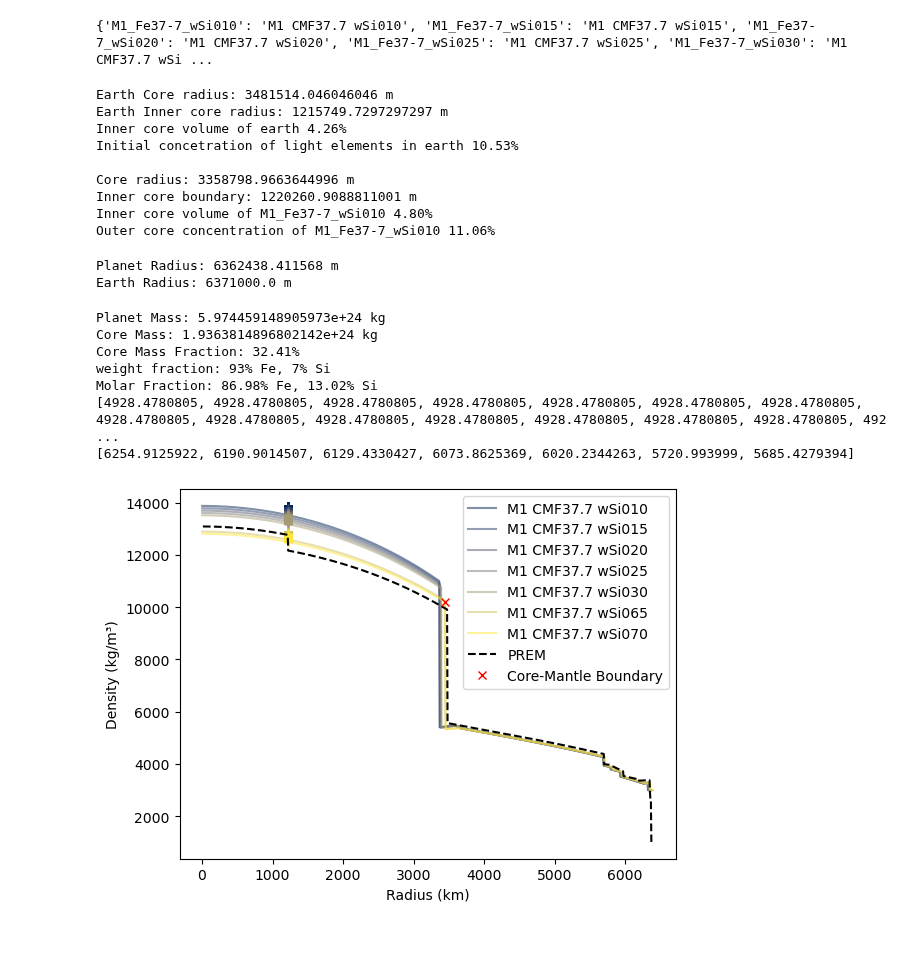
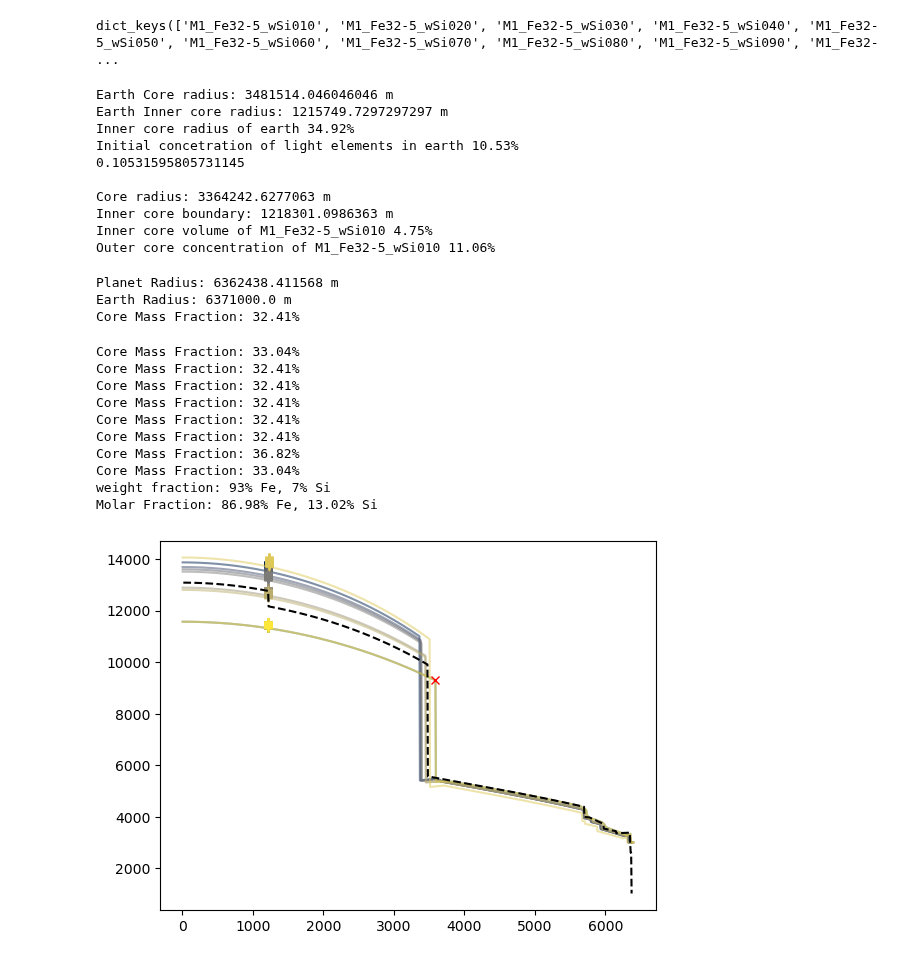
Before and after one commit to louis-mueller/geodynamo, a Jupyter notebook: core/Check_core_params-1.ipynb, the cells around one changed output. Drawn from its saved outputs; the diff is of its cells as text; code cells hidden in the pictures.

Commit message:
big commit to all recent proceeds core with light elements

```diff
--- a/core/Check_core_params-1.ipynb
+++ b/core/Check_core_params-1.ipynb
@@ -19,8 +19,12 @@ titles =  [
 #'M4_Fe30_sFe6-5_pprofs.res', 'M4_Fe60_sFe6-5_pprofs.res', 'M5_Fe30_sFe6-5_pprofs.res',
 #'M5_Fe60_sFe6-5_pprofs.res',
 
-profs = ['M1_Fe37-7_wSi010profs.res', 'M1_Fe37-7_wSi015profs.res', 'M1_Fe37-7_wSi020profs.res',
-         'M1_Fe37-7_wSi025profs.res', 'M1_Fe37-7_wSi030profs.res', 'M1_Fe37-7_wSi065profs.res','M1_Fe37-7_wSi070profs.res'
+profs = [
+    'M1_Fe32-5_wSi010_M000.res', 'M1_Fe32-5_wSi020_M000.res', 'M1_Fe32-5_wSi030_M000.res',
+    'M1_Fe32-5_wSi040_M000.res', 'M1_Fe32-5_wSi050_M000.res', 'M1_Fe32-5_wSi060_M000.res',
+    'M1_Fe32-5_wSi070_M000.res', 'M1_Fe32-5_wSi080_M000.res', 'M1_Fe32-5_wSi090_M000.res',
+    'M1_Fe32-5_wSi100_M000.res', 'M1_Fe32-5_wSi110_M000.res', 'M1_Fe32-5_wSi120_M000.res',
+    'M1_Fe32-5_wSi130_M000.res', 'M1_Fe32-5_wSi140_M000.res', 'M1_Fe32-5_wSi150_M000.res'
 ]
 
 lbl = []
@@ -63,9 +67,9 @@ for prof in profs:
     df['r'] = df['r']-df['r'][ncmb-1]
     cores[prof] = df
 
-print(labels)
+print(planets.keys())
 # %% [output]
-{'M1_Fe37-7_wSi010': 'M1 CMF37.7 wSi010', 'M1_Fe37-7_wSi015': 'M1 CMF37.7 wSi015', 'M1_Fe37-7_wSi020': 'M1 CMF37.7 wSi020', 'M1_Fe37-7_wSi025': 'M1 CMF37.7 wSi025', 'M1_Fe37-7_wSi030': 'M1 CMF37.7 wSi ...
+dict_keys(['M1_Fe32-5_wSi010', 'M1_Fe32-5_wSi020', 'M1_Fe32-5_wSi030', 'M1_Fe32-5_wSi040', 'M1_Fe32-5_wSi050', 'M1_Fe32-5_wSi060', 'M1_Fe32-5_wSi070', 'M1_Fe32-5_wSi080', 'M1_Fe32-5_wSi090', 'M1_Fe32- ...
 # %%
 data_PREM = np.genfromtxt('PREM500.csv', delimiter=',', skip_header=1)
 PREM_r = data_PREM[:,0]
@@ -108,7 +112,7 @@ planets['PREM'] = pd.DataFrame({'r': r, 'rho': rho, 'g': g, 'P': P})
 def V(r):
     return 4/3*np.pi*(r)**3
 
-prof = 'M1_Fe37-7_wSi010'
+prof = 'M1_Fe32-5_wSi010'
 x0 = 0.11
 x_ini = x0-x0*V(ri)/V(rc) #earth
 rc_p = cores[prof]['r'][0]
@@ -120,8 +124,9 @@ cores[prof]['x0'] = x_ini*V(rc)/(V(rc)-V(ri))
 
 print(f"Earth Core radius: {rc} m")
 print(f"Earth Inner core radius: {ri} m")
-print(f'Inner core volume of earth {ri**3/rc**3:.2%}')
+print(f'Inner core radius of earth {ri/rc:.2%}')
 print(f'Initial concetration of light elements in earth {x_ini:.2%}')
+print(x_ini)
 print()
 print(f"Core radius: {rc_p} m")
 print(f"Inner core boundary: {ri_p} m")
@@ -130,63 +135,59 @@ print(f'Outer core concentration of {prof} {x_ini*V(rc_p)/(V(rc_p)-V(ri_p)):.2%}
 # %% [output]
 Earth Core radius: 3481514.046046046 m
 Earth Inner core radius: 1215749.7297297297 m
-Inner core volume of earth 4.26%
+Inner core radius of earth 34.92%
 Initial concetration of light elements in earth 10.53%
+0.10531595805731145
 
-Core radius: 3358798.9663644996 m
-Inner core boundary: 1220260.9088811001 m
-Inner core volume of M1_Fe37-7_wSi010 4.80%
-Outer core concentration of M1_Fe37-7_wSi010 11.06%
+Core radius: 3364242.6277063 m
+Inner core boundary: 1218301.0986363 m
+Inner core volume of M1_Fe32-5_wSi010 4.75%
+Outer core concentration of M1_Fe32-5_wSi010 11.06%
 # %%
 sim = 'M1_Fe37-7_wSi010'
 print(f'Planet Radius: {planets[sim]['r'][0]} m')
 print(f'Earth Radius: {planets['PREM']['r'][999]} m')
 
 Ticb, Tcmb = [], []
 for prof in profs:
     sim = prof[0:16]
     plt.plot(planets[sim]['r']/1000, planets[sim]['rho'], label=labels[sim], color=clrs[profs.index(prof)], alpha = 0.5, linestyle='-')
     for i in range(len(cores[sim]['r'])-1,0,-1):
         if cores[sim]['r'][i] > ri:
             ri_p = cores[sim]['r'][i]
             Ticb.append(cores[sim]['T'][i])
             break
         Tcmb.append(cores[sim]['T'][0])
         plt.plot(ri_p/1000, cores[sim]['rho'][i], 'r+', color=clrs[profs.index(prof)], alpha = 0.5)
 
+    m = 0
+    for i in range(1,len(planets[sim]['r'])-1):
+        m += 4/3*np.pi*(planets[sim]['r'][i-1]**3-planets[sim]['r'][i]**3)*planets[sim]['rho'][i]
+
+    m_c = 0
+    for i in range(1,len(cores[sim]['r'])-1):
+        m_c += 4/3*np.pi*(cores[sim]['r'][i-1]**3-cores[sim]['r'][i]**3)*cores[sim]['rho'][i]
+    print(f'Core Mass Fraction: {m_c/m:.2%}')
+
 plt.plot(planets['PREM']['r']/1000, planets['PREM']['rho'], label='PREM', color='black', linestyle='--')
 plt.plot(cores[sim]['r'][0]/1000, cores[sim]['rho'][0], 'rx', label='Core-Mantle Boundary')
 
-m = 0
-for i in range(1,len(planets[sim]['r'])-1):
-    m += 4/3*np.pi*(planets[sim]['r'][i-1]**3-planets[sim]['r'][i]**3)*planets[sim]['rho'][i]
-
-m_c = 0
-for i in range(1,len(cores[sim]['r'])-1):
-    m_c += 4/3*np.pi*(cores[sim]['r'][i-1]**3-cores[sim]['r'][i]**3)*cores[sim]['rho'][i]
-
-plt.xlabel('Radius (km)')
-plt.ylabel('Density (kg/m³)')
-plt.legend()
-
-print(f'Planet Mass: {m} kg')
-print(f'Core Mass: {m_c} kg')
-print(f'Core Mass Fraction: {m_c/m:.2%}')
 XFe = (93/55.845)/(93/55.845 + 7/28.0855)  # Molar fraction Fe-7Si
 XSi = 1.0 - XFe  # Molar fraction Fe-7Si
 print(f'weight fraction: 93% Fe, 7% Si')
 print(f'Molar Fraction: {XFe:.2%} Fe, {XSi:.2%} Si')
-
-print(Tcmb)
-print(Ticb)
 # %% [output]
 Planet Radius: 6362438.411568 m
 Earth Radius: 6371000.0 m
+Core Mass Fraction: 32.41%
-Planet Mass: 5.974459148905973e+24 kg
-Core Mass: 1.9363814896802142e+24 kg
+Core Mass Fraction: 33.04%
 Core Mass Fraction: 32.41%
+Core Mass Fraction: 32.41%
+Core Mass Fraction: 32.41%
+Core Mass Fraction: 32.41%
+Core Mass Fraction: 32.41%
+Core Mass Fraction: 36.82%
+Core Mass Fraction: 33.04%
 weight fraction: 93% Fe, 7% Si
 Molar Fraction: 86.98% Fe, 13.02% Si
-[4928.4780805, 4928.4780805, 4928.4780805, 4928.4780805, 4928.4780805, 4928.4780805, 4928.4780805, 4928.4780805, 4928.4780805, 4928.4780805, 4928.4780805, 4928.4780805, 4928.4780805, 4928.4780805, 492 ...
-[6254.9125922, 6190.9014507, 6129.4330427, 6073.8625369, 6020.2344263, 5720.993999, 5685.4279394]
-[figure, old version]
+[figure, new version]
```
Also changed, not shown: 12 other files.
